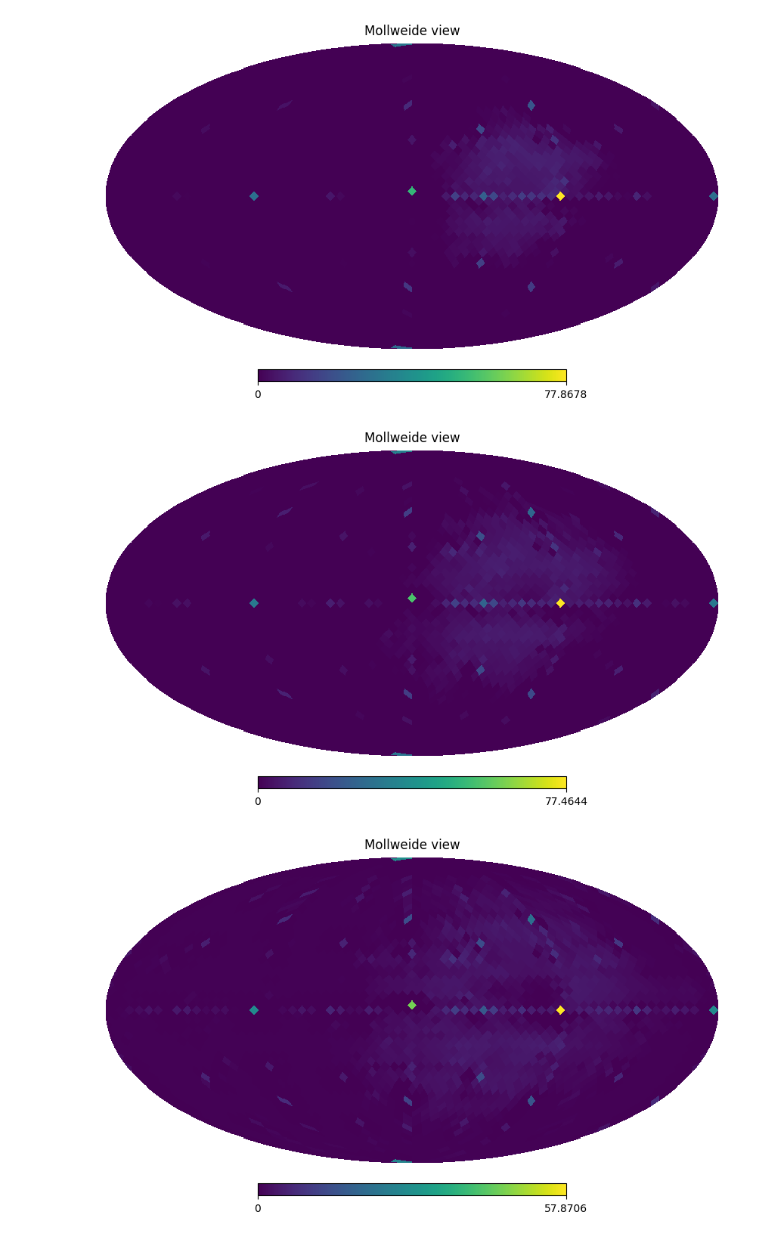
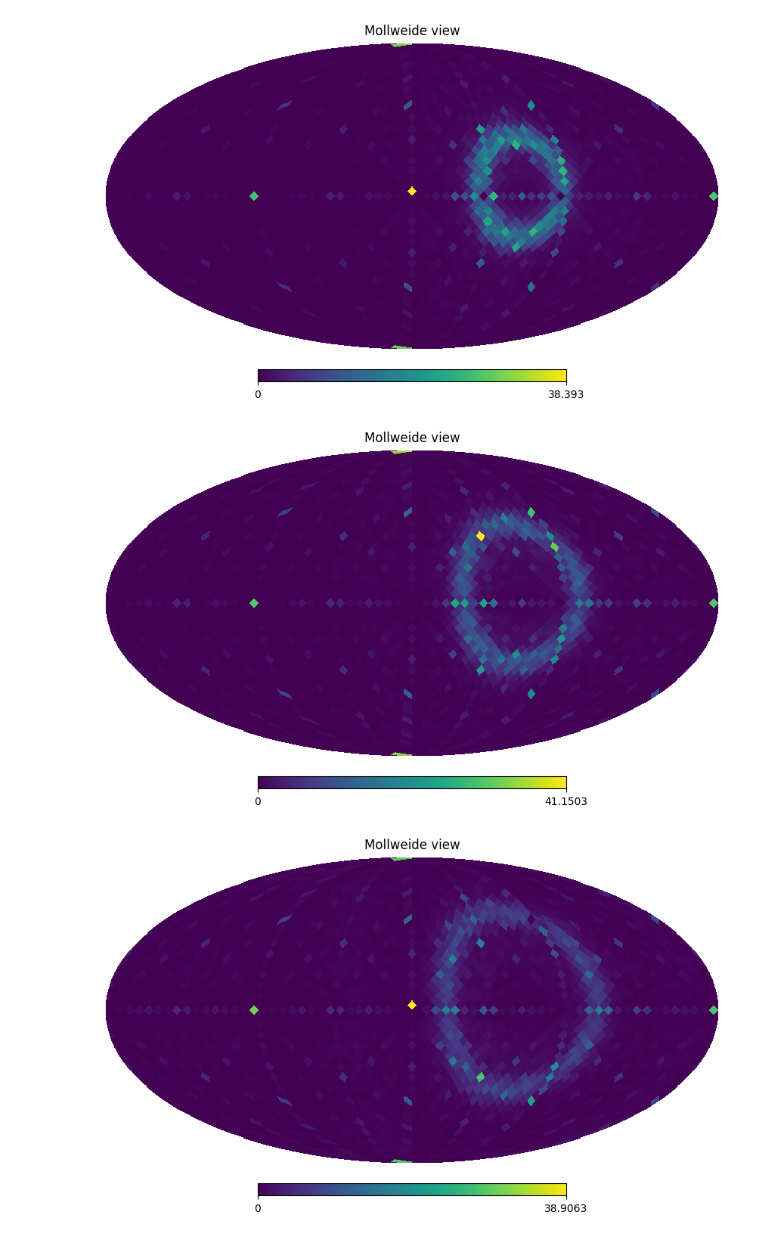
Before and after one commit to zoglauer/nn-response-approximation, a Jupyter notebook: src/notebooks/open_images.ipynb, the cells around one changed output. Cells and saved outputs as stored; diff of their text form; code cells hidden in the pictures.

```diff
--- a/src/notebooks/open_images.ipynb
+++ b/src/notebooks/open_images.ipynb
@@ -1,7 +1,7 @@
 # %%
 import numpy as np
 
-FILENAME="../../logs/saved-images/auspicious-rat-16/110.npy"
+FILENAME="../../logs/saved-images/auspicious-rat-16/110-truth.npy"
 
 arr = np.load(FILENAME)
 # %%
@@ -30,11 +30,20 @@ with open(f'/Users/akotamraju/Documents/dev/URAP/main-responseapprox/mappings/NS
     cart_to_heal_map = pickle.load(f)
 
 for i in range(len(arr)):
-    test_data_y = arr[i]
+    test_data_y = np.array(arr[i])
+
+    # print(test_data_y[])
+
+
+    # ignoring the max value
+    max_removed = np.where(test_data_y!=np.max(test_data_y),test_data_y, 0)
+    #ignoring second max
+    max_removed = np.where(max_removed!=np.max(max_removed),max_removed, 0)
 
     # flat = test_data_y.flatten()
 
-    recons = reconstruct_from_cartesian(test_data_y, NSIDE, cart_to_heal_map)
+    recons = reconstruct_from_cartesian(max_removed, NSIDE, cart_to_heal_map)
+
 
 
     # minval = np.min(cross_sec[np.nonzero(cross_sec)])
@@ -49,3 +58,3 @@ for i in range(len(arr)):
-[figure, old version]
+[figure, new version]
-[figure, old version]
+[figure, new version]
-[figure, old version]
+[figure, new version]
```
Also changed, not shown: parts of 2 cells of this notebook, 3 other files.
